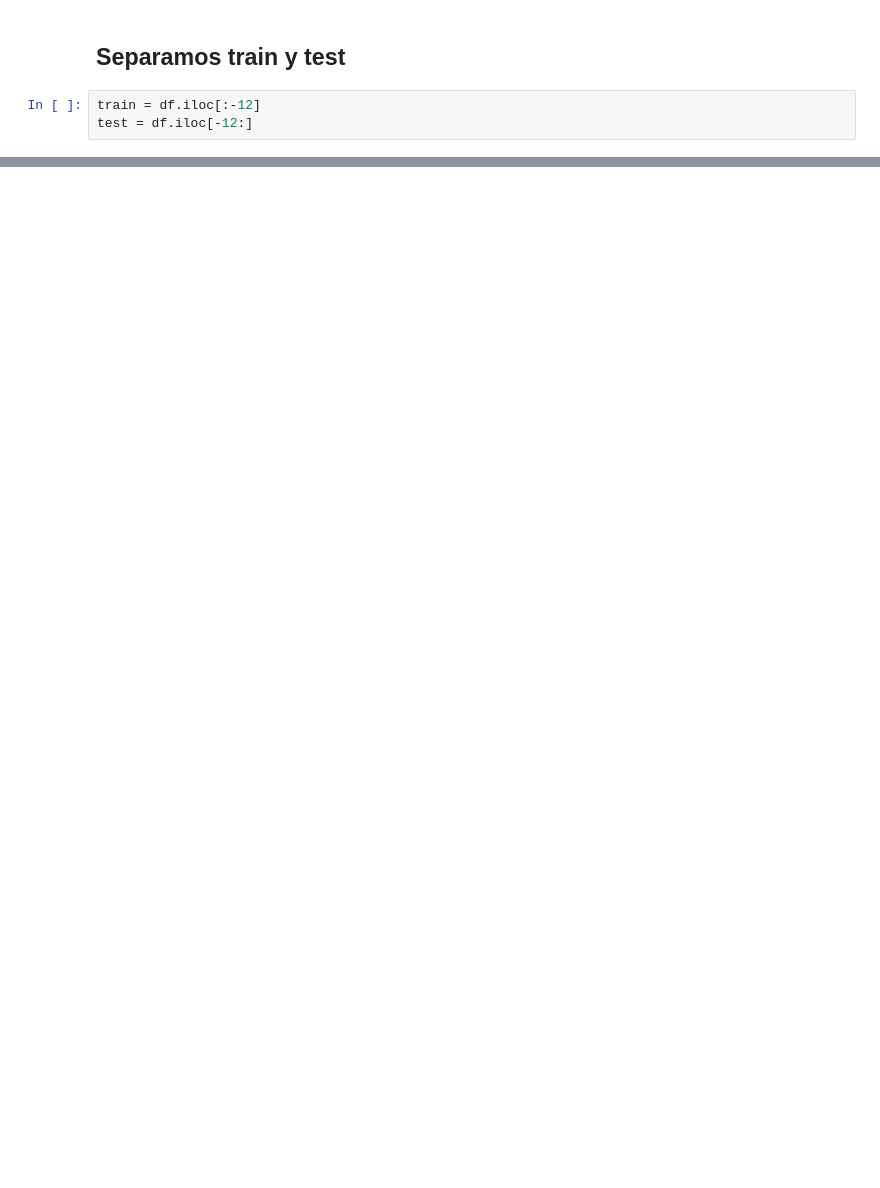
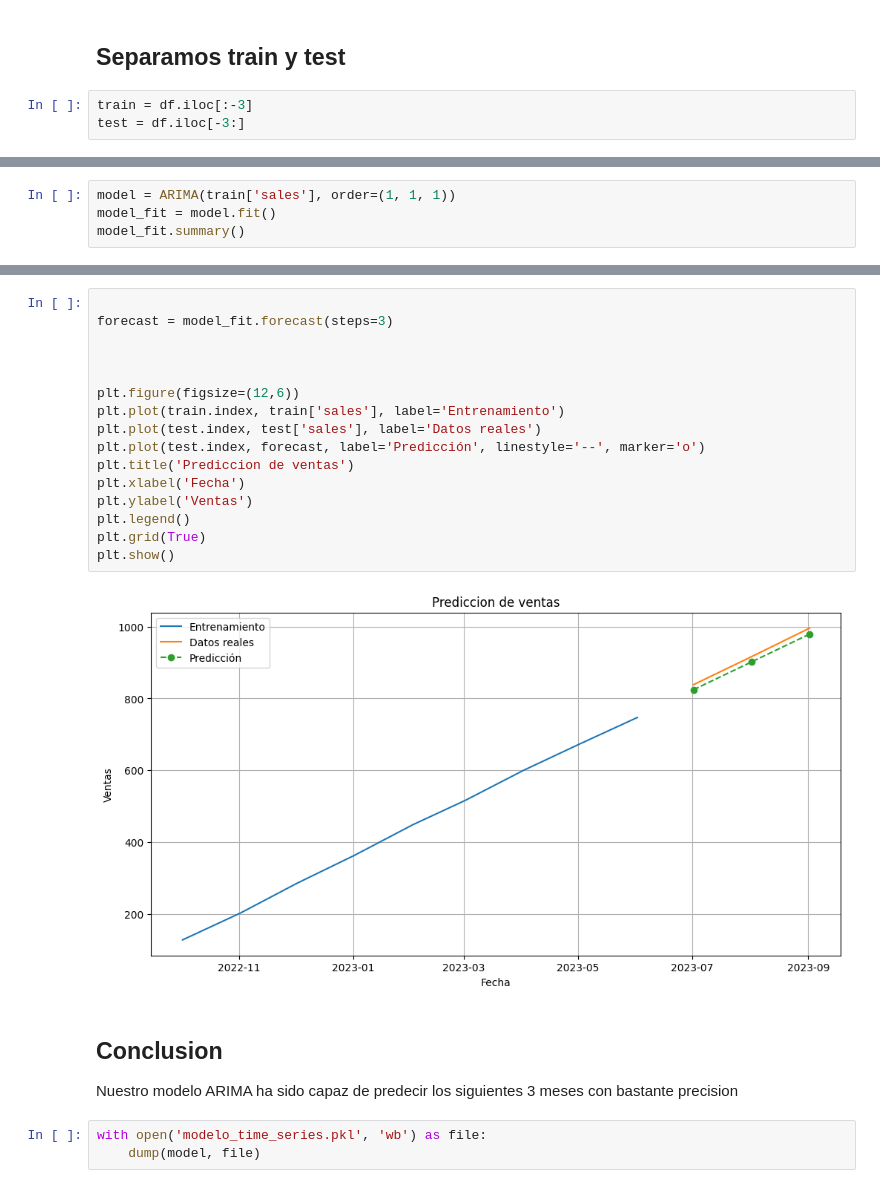
Before and after one commit to 4GeeksAcademy/najuvgz-intro-ml, a Jupyter notebook: src/10-time-series-forecasting.ipynb, the cells around one changed output, grey strips where cells are left out. Drawn from its saved outputs; the diff is of its cells as text; blank space fills up the shorter version.

Commit message:
Time Series

```diff
--- a/src/10-time-series-forecasting.ipynb
+++ b/src/10-time-series-forecasting.ipynb
@@ -96,5 +104,5 @@ Siendo la frecuencia mensual, podemos decir que la venta han ido en aumento mes
 # %% [markdown]
 ## Separamos train y test
 # %%
-train = df.iloc[:-12]
-test = df.iloc[-12:]
+train = df.iloc[:-3]
+test = df.iloc[-3:]
@@ -103,0 +109,4 @@ IndexError: index 0 is out of bounds for axis 0 with size 0
+# %%
+model = ARIMA(train['sales'], order=(1, 1, 1))
+model_fit = model.fit()
+model_fit.summary()
@@ -103,0 +133,24 @@ IndexError: index 0 is out of bounds for axis 0 with size 0
+# %%
+
+forecast = model_fit.forecast(steps=3)
+
+
+
+plt.figure(figsize=(12,6))
+plt.plot(train.index, train['sales'], label='Entrenamiento')
+plt.plot(test.index, test['sales'], label='Datos reales')
+plt.plot(test.index, forecast, label='Predicción', linestyle='--', marker='o')
+plt.title('Prediccion de ventas')
+plt.xlabel('Fecha')
+plt.ylabel('Ventas')
+plt.legend()
+plt.grid(True)
+plt.show()
+# %% [output]
+[figure, added]
+# %% [markdown]
+## Conclusion
+Nuestro modelo ARIMA ha sido capaz de predecir los siguientes 3 meses con bastante precision
+# %%
+with open('modelo_time_series.pkl', 'wb') as file:
+    dump(model, file)
```
Also changed, not shown: parts of 17 cells of this notebook, 1 other file.
